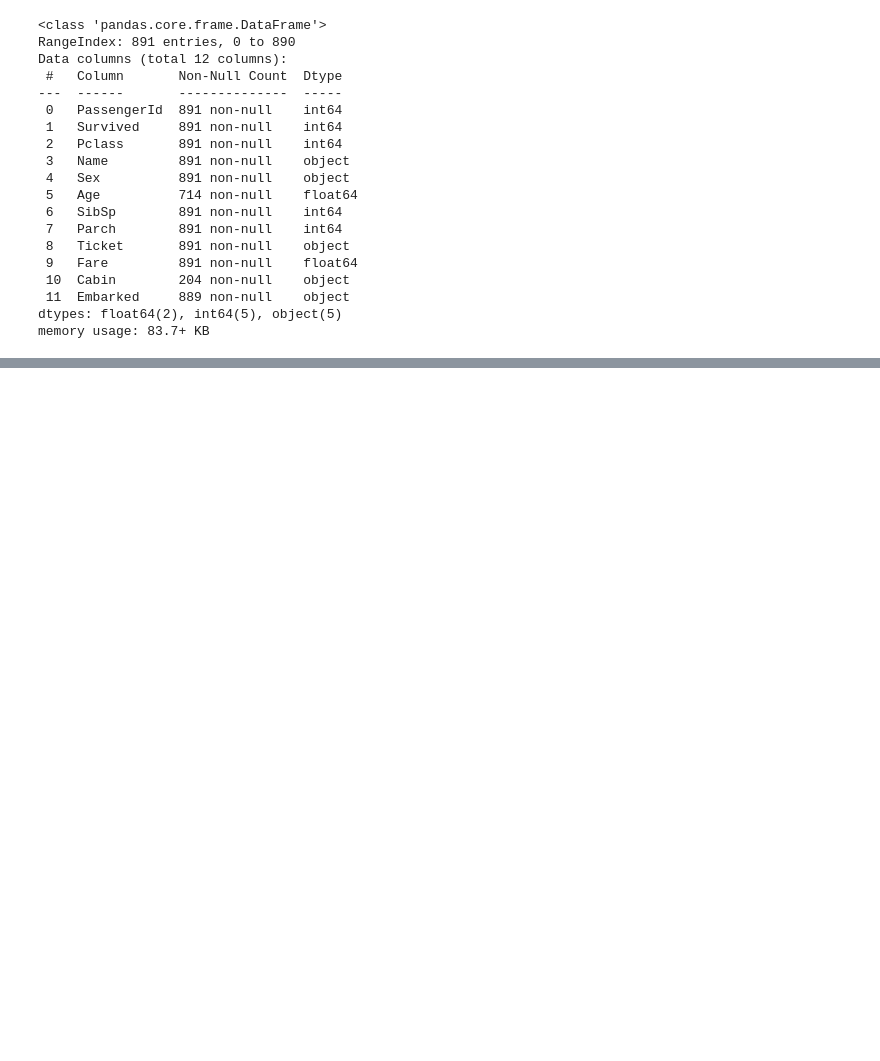
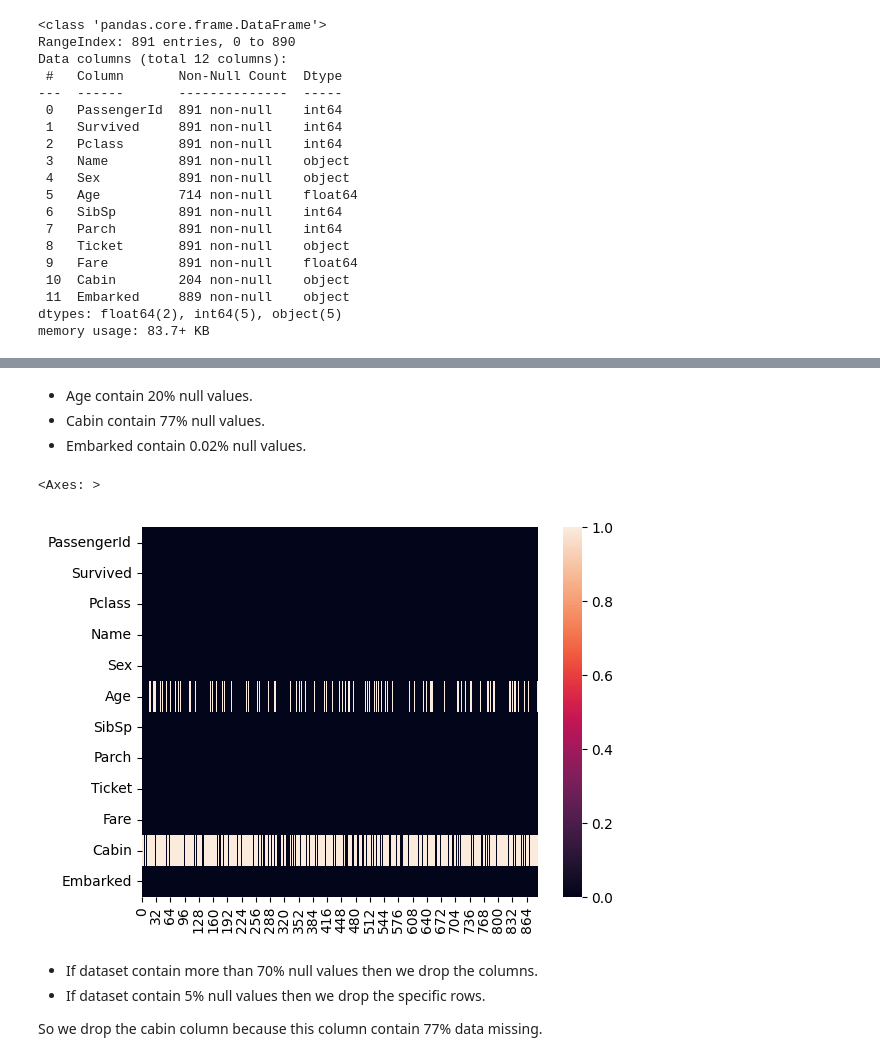
Before and after one commit to ashmi721/Data_Science_Class, a Jupyter notebook: Machine Learning/Supervised/Classification/DecisionTree_classifier.ipynb, the cells around one changed output, grey strips where cells are left out. Cells and saved outputs as stored; diff of their text form; code cells hidden in the pictures; blank space fills up the shorter version.

```diff
--- a/Machine Learning/Supervised/Classification/DecisionTree_classifier.ipynb
+++ b/Machine Learning/Supervised/Classification/DecisionTree_classifier.ipynb
@@ -50,0 +94,14 @@ df.describe()
+# %% [markdown]
+* Age contain 20% null values.
+* Cabin contain 77% null values.
+* Embarked contain 0.02% null values.
+# %%
+sns.heatmap(df.isna().T)
+# %% [output]
+<Axes: >
+[figure, added]
+# %% [markdown]
+* If dataset contain more than 70% null values then we drop the columns.
+* If dataset contain 5% null values then we drop the specific rows.
+
+So we drop the cabin column because this column contain 77% data missing.
```
Also changed, not shown: parts of 17 cells of this notebook.
